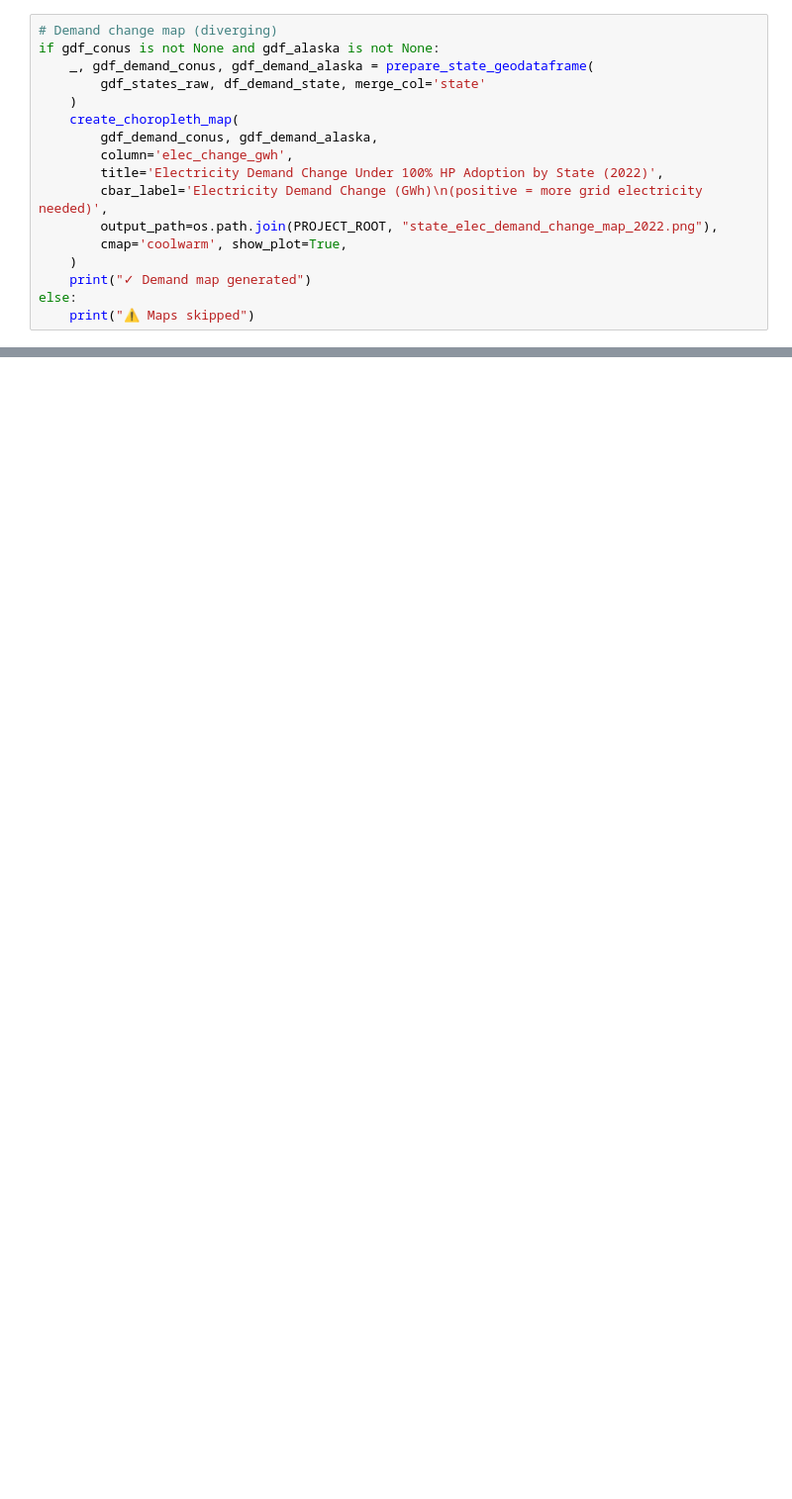
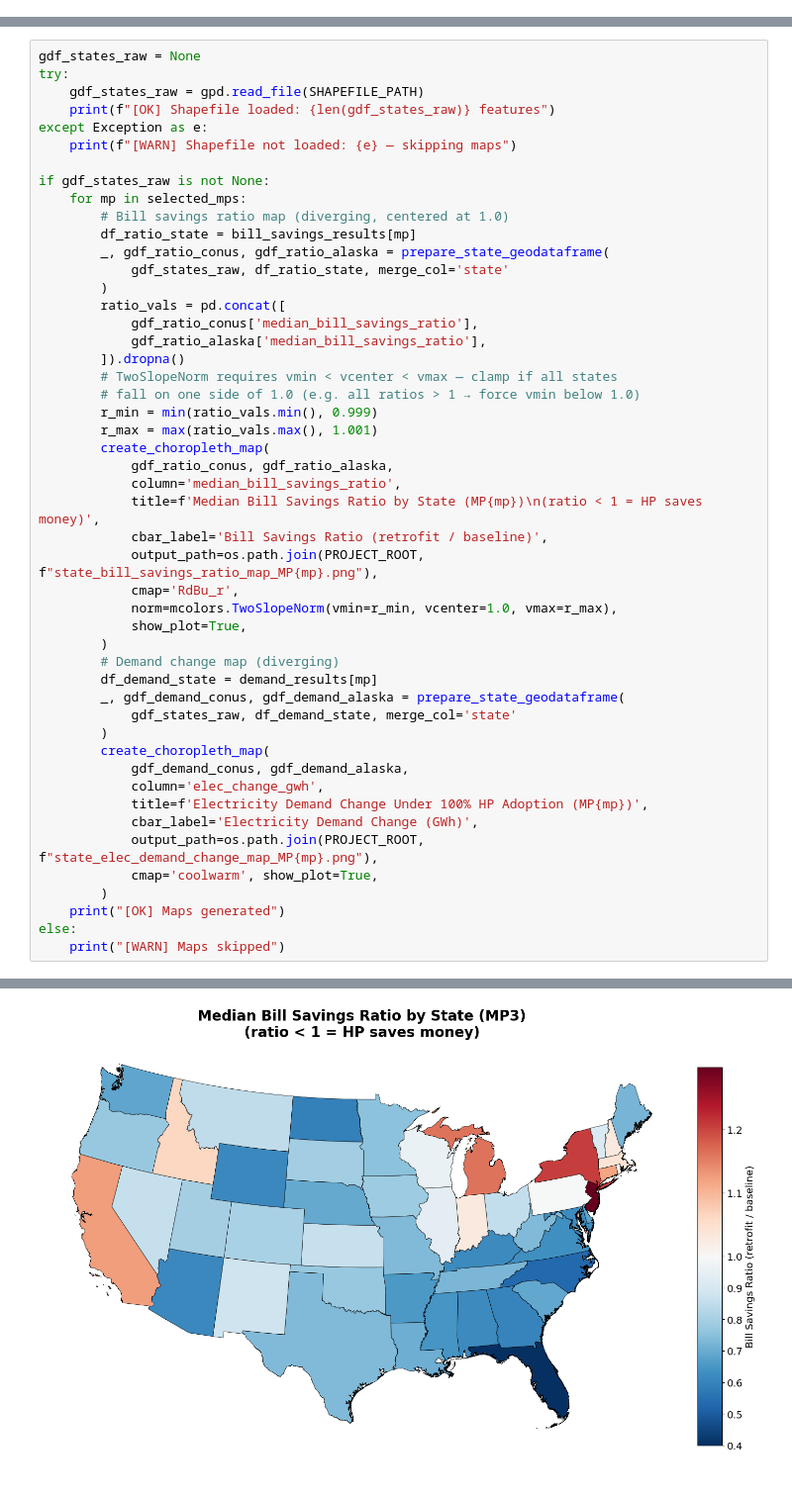
Before and after one commit to jordan-joseph126/cmu-tare-model, a Jupyter notebook: cmu_tare_model/adoption_kpis/calculate_postTARE_am_kpis_demand_bill_savings_NPV.ipynb, the cells around one changed output, grey strips where cells are left out. Shown at 99% size. Saved outputs shown, nothing was run; the diff lists cells and outputs as text; blank space fills up the shorter version.

```diff
--- a/cmu_tare_model/adoption_kpis/calculate_postTARE_am_kpis_demand_bill_savings_NPV.ipynb
+++ b/cmu_tare_model/adoption_kpis/calculate_postTARE_am_kpis_demand_bill_savings_NPV.ipynb
@@ -277,17 +252,0 @@ except Exception as e:
-# %%
-# Demand change map (diverging)
-if gdf_conus is not None and gdf_alaska is not None:
-    _, gdf_demand_conus, gdf_demand_alaska = prepare_state_geodataframe(
-        gdf_states_raw, df_demand_state, merge_col='state'
-    )
-    create_choropleth_map(
-        gdf_demand_conus, gdf_demand_alaska,
-        column='elec_change_gwh',
-        title='Electricity Demand Change Under 100% HP Adoption by State (2022)',
-        cbar_label='Electricity Demand Change (GWh)\n(positive = more grid electricity needed)',
-        output_path=os.path.join(PROJECT_ROOT, "state_elec_demand_change_map_2022.png"),
-        cmap='coolwarm', show_plot=True,
-    )
-    print("✓ Demand map generated")
-else:
-    print("⚠ Maps skipped")
@@ -308,0 +253,50 @@ print(f"\n✓ DISPLAY COMPLETE")
+# %%
+gdf_states_raw = None
+try:
+    gdf_states_raw = gpd.read_file(SHAPEFILE_PATH)
+    print(f"[OK] Shapefile loaded: {len(gdf_states_raw)} features")
+except Exception as e:
+    print(f"[WARN] Shapefile not loaded: {e} — skipping maps")
+
+if gdf_states_raw is not None:
+    for mp in selected_mps:
+        # Bill savings ratio map (diverging, centered at 1.0)
+        df_ratio_state = bill_savings_results[mp]
+        _, gdf_ratio_conus, gdf_ratio_alaska = prepare_state_geodataframe(
+            gdf_states_raw, df_ratio_state, merge_col='state'
+        )
+        ratio_vals = pd.concat([
+            gdf_ratio_conus['median_bill_savings_ratio'],
+            gdf_ratio_alaska['median_bill_savings_ratio'],
+        ]).dropna()
+        # TwoSlopeNorm requires vmin < vcenter < vmax — clamp if all states
+        # fall on one side of 1.0 (e.g. all ratios > 1 → force vmin below 1.0)
+        r_min = min(ratio_vals.min(), 0.999)
+        r_max = max(ratio_vals.max(), 1.001)
+        create_choropleth_map(
+            gdf_ratio_conus, gdf_ratio_alaska,
+            column='median_bill_savings_ratio',
+            title=f'Median Bill Savings Ratio by State (MP{mp})\n(ratio < 1 = HP saves money)',
+            cbar_label='Bill Savings Ratio (retrofit / baseline)',
+            output_path=os.path.join(PROJECT_ROOT, f"state_bill_savings_ratio_map_MP{mp}.png"),
+            cmap='RdBu_r',
+            norm=mcolors.TwoSlopeNorm(vmin=r_min, vcenter=1.0, vmax=r_max),
+            show_plot=True,
+        )
+        # Demand change map (diverging)
+        df_demand_state = demand_results[mp]
+        _, gdf_demand_conus, gdf_demand_alaska = prepare_state_geodataframe(
+            gdf_states_raw, df_demand_state, merge_col='state'
+        )
+        create_choropleth_map(
+            gdf_demand_conus, gdf_demand_alaska,
+            column='elec_change_gwh',
+            title=f'Electricity Demand Change Under 100% HP Adoption (MP{mp})',
+            cbar_label='Electricity Demand Change (GWh)',
+            output_path=os.path.join(PROJECT_ROOT, f"state_elec_demand_change_map_MP{mp}.png"),
+            cmap='coolwarm', show_plot=True,
+        )
+    print("[OK] Maps generated")
+else:
+    print("[WARN] Maps skipped")
+# %% [output]
@@ -308,0 +305 @@ print(f"\n✓ DISPLAY COMPLETE")
+[figure, added]
```
Also changed, not shown: parts of 28 cells of this notebook, 35 other files.
